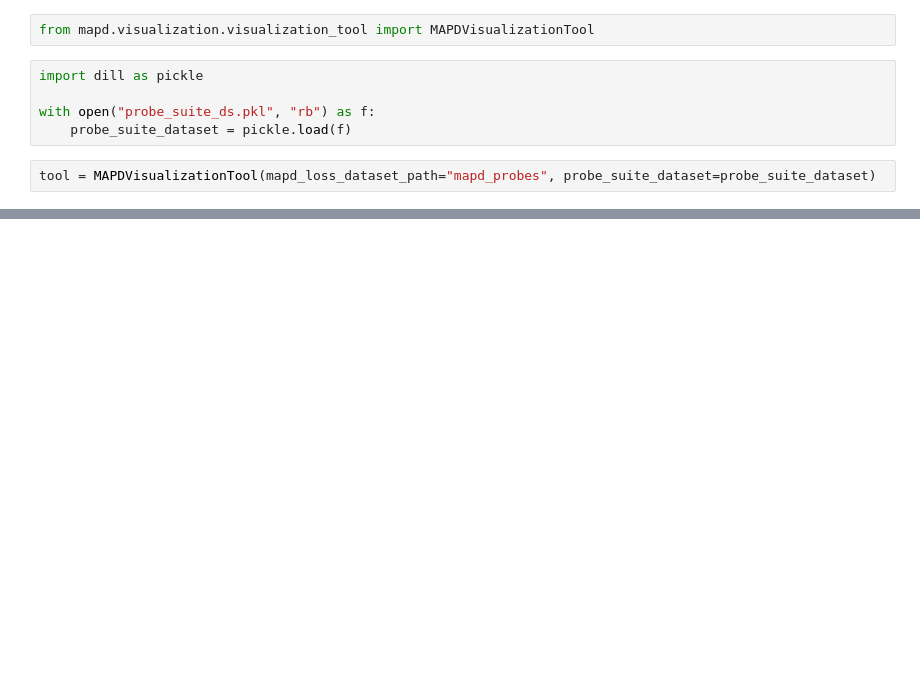
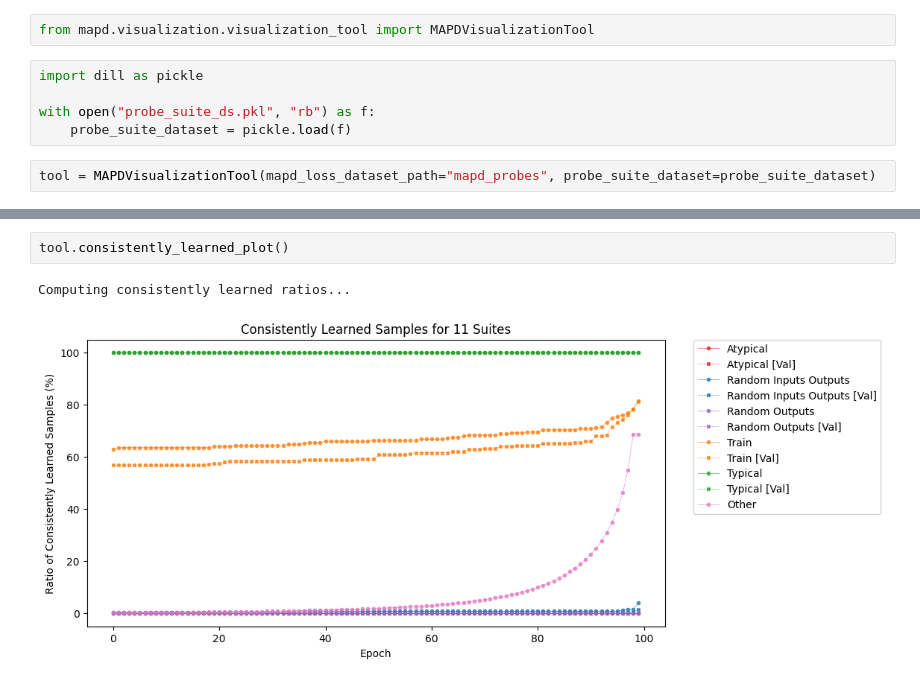
Before and after one commit to jhoffe/mapd, a Jupyter notebook: visual_test.ipynb, the cells around one changed output, grey strips where cells are left out. Cells and saved outputs as stored; diff of their text form; blank space fills up the shorter version.

Commit message:
all plots added

```diff
--- a/visual_test.ipynb
+++ b/visual_test.ipynb
@@ -13,0 +18,5 @@ tool.probe_accuracy_plot()
+# %%
+tool.consistently_learned_plot()
+# %% [output]
+Computing consistently learned ratios...
+[figure, added]
```
Also changed, not shown: parts of 4 cells of this notebook, 1 other file.
